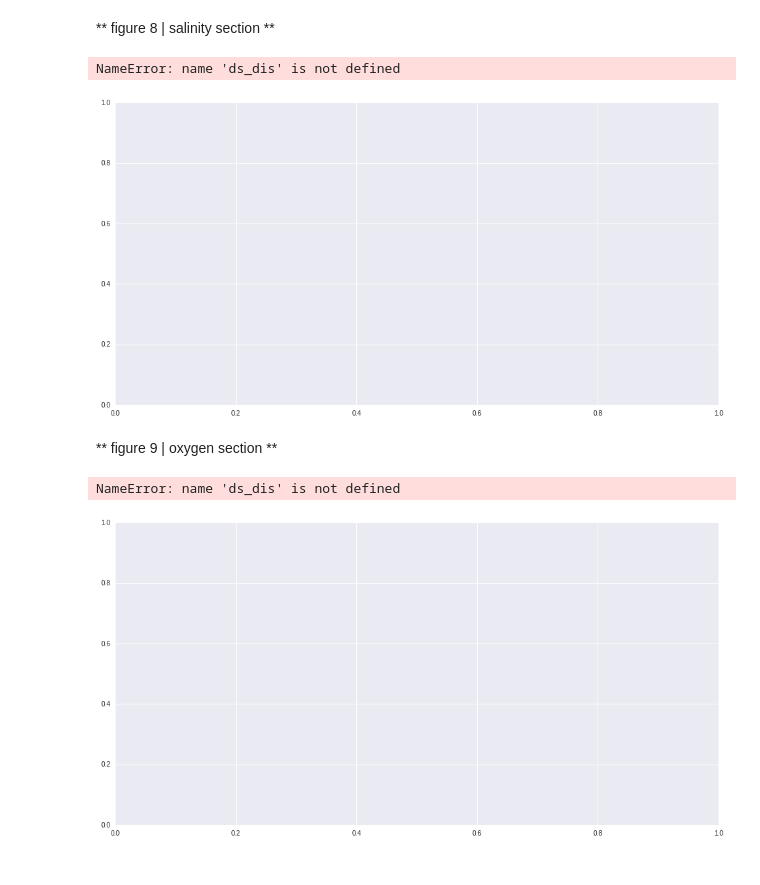
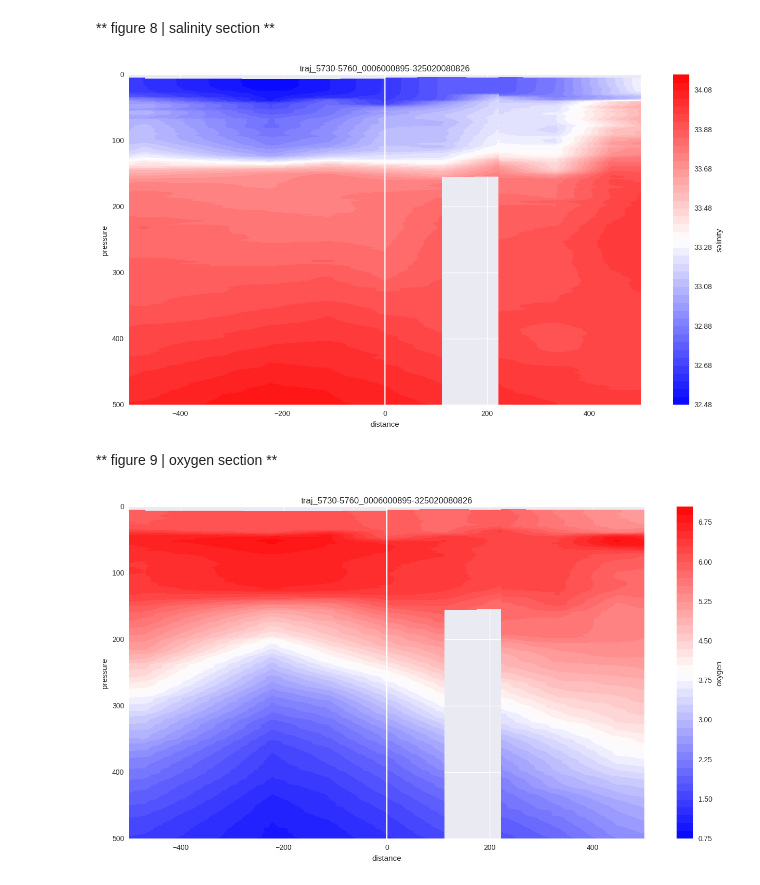
Before and after one commit to eapsclimate/cchdo-data, a Jupyter notebook: rcs-eddies/traj_5730-5760_0006000895-325020080826.ipynb, the cells around one changed output. Drawn from its saved outputs; the diff is of its cells as text; code cells hidden in the pictures.

```diff
--- a/rcs-eddies/traj_5730-5760_0006000895-325020080826.ipynb
+++ b/rcs-eddies/traj_5730-5760_0006000895-325020080826.ipynb
@@ -120,21 +120,21 @@ for expo in cchdo_ctd.find({'expocode': expo_code}).sort('time', 1):
     lat = ds.latitude.values[0]
     p = ds.pressure.values
     t = ds.temperature.values
-    s = ds.salinity.values
-    o = ds.oxygen.values
+    s = ds.CTDSAL.values
     sa = gsw.SA_from_SP(s, p, lon, lat)
     ct = gsw.CT_from_t(sa, t, p)
-    station = int(filter(str.isdigit, str(ds.STATION_NUMBER)))
-    cast = int(filter(str.isdigit, str(ds.CAST_NUMBER)))
+    station = str(ds.STATION_NUMBER)
+    cast = str(ds.CAST_NUMBER)
     if (station == STA and cast == CAS):
         LON = lon
         plt.plot(sa, ct, color='#ff0000', zorder=3)
-    elif (STA-6) < station < STA:
+    elif (station in ['024', '025', '026']):
         plt.plot(sa, ct, color='#cccccc', zorder=1)
-    elif STA < station < (STA+6):
+    elif (station in ['028', '029', '030', '031']):
         plt.plot(sa, ct, color='#999999', zorder=2)
 plt.title(eddy_code + '-' + expo_code)
 plt.xlabel('salinity')
+plt.xlim([33, 36])
 plt.ylabel('temperature')
 plt.savefig('figures/figure-3/' + eddy_code + '-' + expo_code + '.jpeg')
 plt.show()
@@ -236,6 +227,6 @@ AttributeError: 'Dataset' object has no attribute 'salinity'
 # %%
 # section
-pressure = np.linspace(0, 1000, num=1001, endpoint=True)
+pressure = np.linspace(0, 6000, num=6001, endpoint=True)
 ds_tim = cchdo.open_cchdo_as_mfdataset(expo_list, pressure)
 longitude = ds_tim.longitude.values
 latitude = ds_tim.latitude.values
@@ -250,3 +241,4 @@ DIS = dis_cum[dis_index]
 dis_cum_reset = dis_cum - DIS
 ds_tim['distance'] = xr.DataArray(dis_cum_reset, dims=ds_tim.time.dims, coords=ds_tim.time.coords)
 ds_dis = ds_tim.swap_dims({'time': 'distance'})
+ds_dis_subset = ds_dis.sel(pressure_i=slice(0, 550), distance=slice(-600, 600))
@@ -256,14 +246,14 @@ NameError: name 'LON' is not defined
 ** figure 7 | temperature section **
 # %%
 sns.set()
-fig, ax = plt.subplots(figsize=(16, 8))
-image = ds_dis.temperature_i.T.plot.contourf(levels=40, cmap='bwr')
+plt.rcParams['figure.figsize'] = (16, 8)
+image = ds_dis_subset.temperature_i.T.plot.contourf(cmap='bwr', levels=50)
 image.colorbar.set_label('temperature')
 plt.title(eddy_code + '-' + expo_code)
 plt.xlabel('distance')
 plt.xlim([-500, 500])
 plt.ylabel('pressure')
-plt.ylim([1000, 0])
+plt.ylim([500, 0])
 plt.axvline(0, color='#ffffff')
 plt.savefig('figures/figure-7/' + eddy_code + '-' + expo_code + '.jpeg')
 plt.show()
@@ -274,35 +263,33 @@ NameError: name 'ds_dis' is not defined
 ** figure 8 | salinity section **
 # %%
 sns.set()
-fig, ax = plt.subplots(figsize=(16, 8))
-image = ds_dis.salinity_i.T.plot.contourf(levels=40, cmap='bwr')
+plt.rcParams['figure.figsize'] = (16, 8)
+image = ds_dis_subset.CTDSAL_i.T.plot.contourf(cmap='bwr', levels=50)
 image.colorbar.set_label('salinity')
 plt.title(eddy_code + '-' + expo_code)
 plt.xlabel('distance')
 plt.xlim([-500, 500])
 plt.ylabel('pressure')
-plt.ylim([1000, 0])
+plt.ylim([500, 0])
 plt.axvline(0, color='#ffffff')
 plt.savefig('figures/figure-8/' + eddy_code + '-' + expo_code + '.jpeg')
 plt.show()
 # %% [output]
-NameError: name 'ds_dis' is not defined
-[figure, old version]
+[figure, new version]
 # %% [markdown]
 ** figure 9 | oxygen section **
 # %%
 sns.set()
-fig, ax = plt.subplots(figsize=(16, 8))
-image = ds_dis.oxygen_i.T.plot.contourf(levels=40, cmap='bwr')
+plt.rcParams['figure.figsize'] = (16, 8)
+image = ds_dis_subset.CTDOXY_i.T.plot.contourf(cmap='bwr', levels=50)
 image.colorbar.set_label('oxygen')
 plt.title(eddy_code + '-' + expo_code)
 plt.xlabel('distance')
 plt.xlim([-500, 500])
 plt.ylabel('pressure')
-plt.ylim([1000, 0])
+plt.ylim([500, 0])
 plt.axvline(0, color='#ffffff')
 plt.savefig('figures/figure-9/' + eddy_code + '-' + expo_code + '.jpeg')
 plt.show()
 # %% [output]
-NameError: name 'ds_dis' is not defined
-[figure, old version]
+[figure, new version]
```
Also changed, not shown: parts of 8 cells of this notebook, 8 other files.
